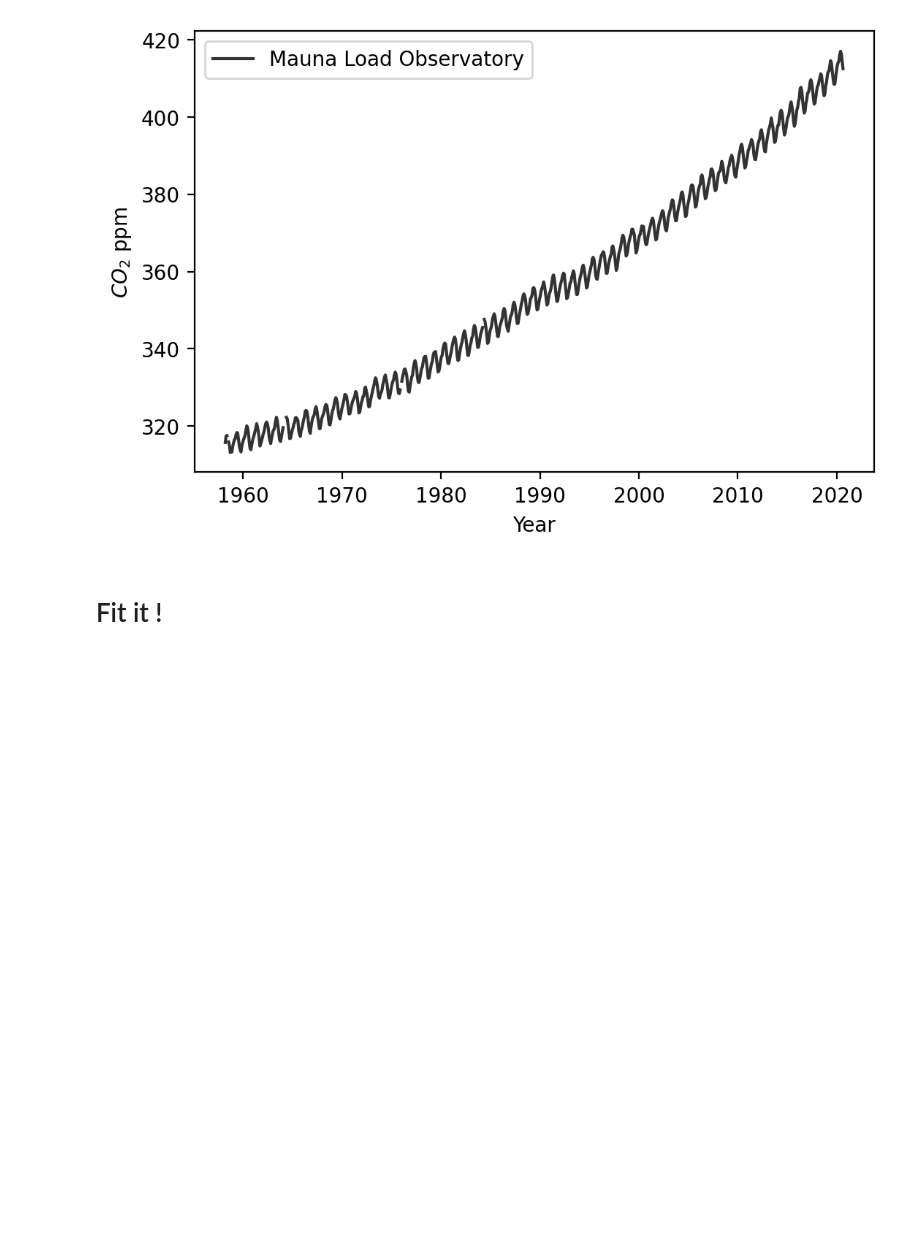
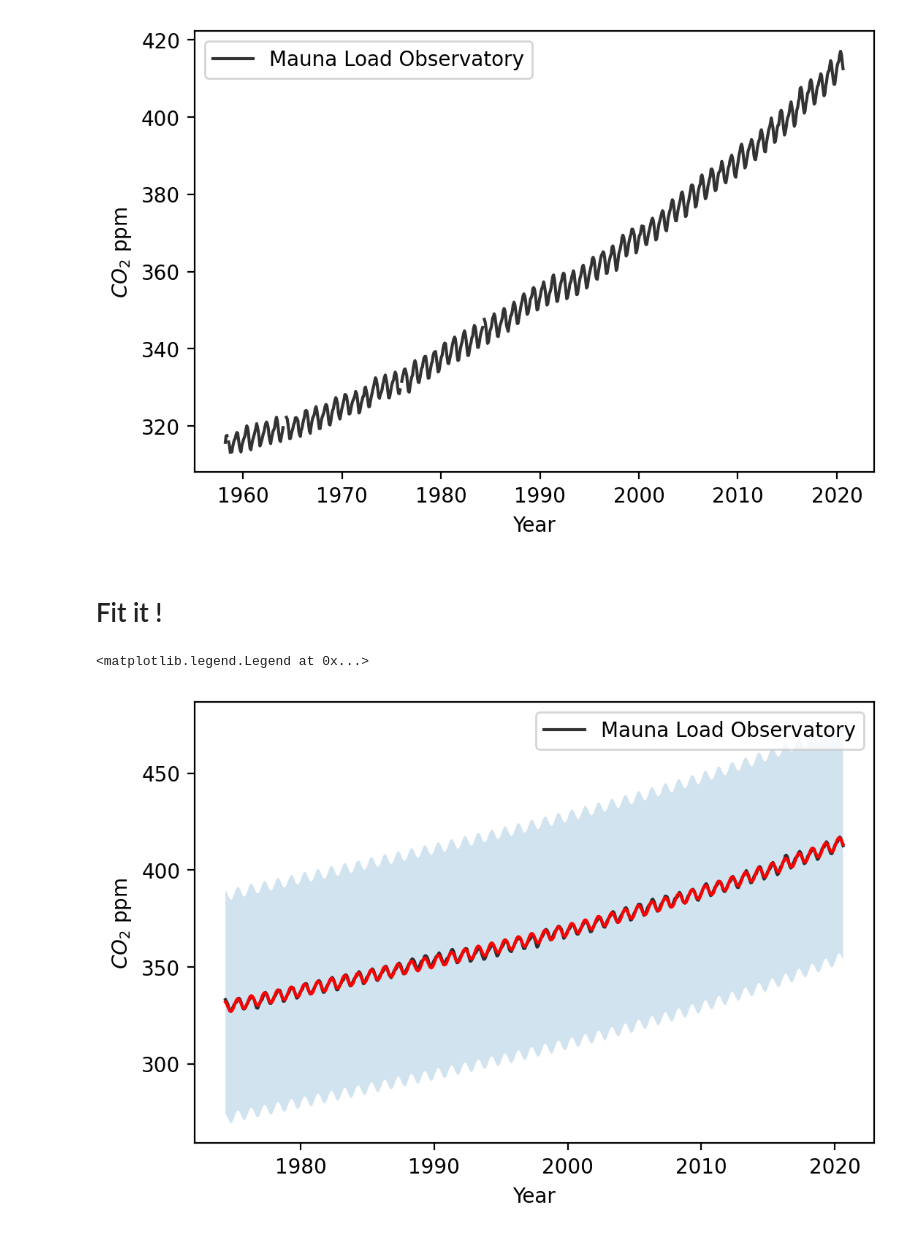
Before and after one commit to charlesll/ModelisationGeochimie, a Jupyter notebook: 05_FitCO2.ipynb, the cells around one changed output. Cells and saved outputs as stored; diff of their text form; code cells hidden in the pictures; blank space fills up the shorter version.

```diff
--- a/05_FitCO2.ipynb
+++ b/05_FitCO2.ipynb
@@ -54,3 +54,28 @@ y_fit = dat.loc[:, 'co2_av']
 def forward_model(time, p0, p1, p2, p3, phase, amp):
     seasonal = un.sin((time - phase) * (2 * np.pi)) * amp
     return time**3 * p3 + time**2 * p2 + time * p1 + p0 + seasonal
+# %%
+popt, pcov = curve_fit(forward_model,x_fit,y_fit)
+# %%
+# after reading the docs, we see that we can create a
+# new params array with taking into account the covariance, and use if for error propagation.
+params_2 = uncertainties.correlated_values(popt, pcov)
+predictions_errors_2 = forward_model(x_fit,*params_2)
+
+plt.figure(dpi=200)
+# let's plot those data
+
+plt.plot(dat.loc[:, 'dec_year'], dat.loc[:, 'co2_av'], c=(0,0,0,0.8), label='Mauna Load Observatory')
+plt.plot(x_fit, un.nominal_values(predictions_errors_2),"r-")
+# plotting its error bars
+plt.fill_between(x_fit, un.nominal_values(predictions_errors_2) - un.std_devs(predictions_errors_2),
+                 un.nominal_values(predictions_errors_2) + un.std_devs(predictions_errors_2), alpha=0.2, zorder=-1)
+
+
+plt.xlabel('Year')
+plt.ylabel('$CO_2$ ppm')
+
+plt.legend()
+# %% [output]
+<matplotlib.legend.Legend at 0x...>
+[figure, added]
```
Also changed, not shown: 5 other files.
